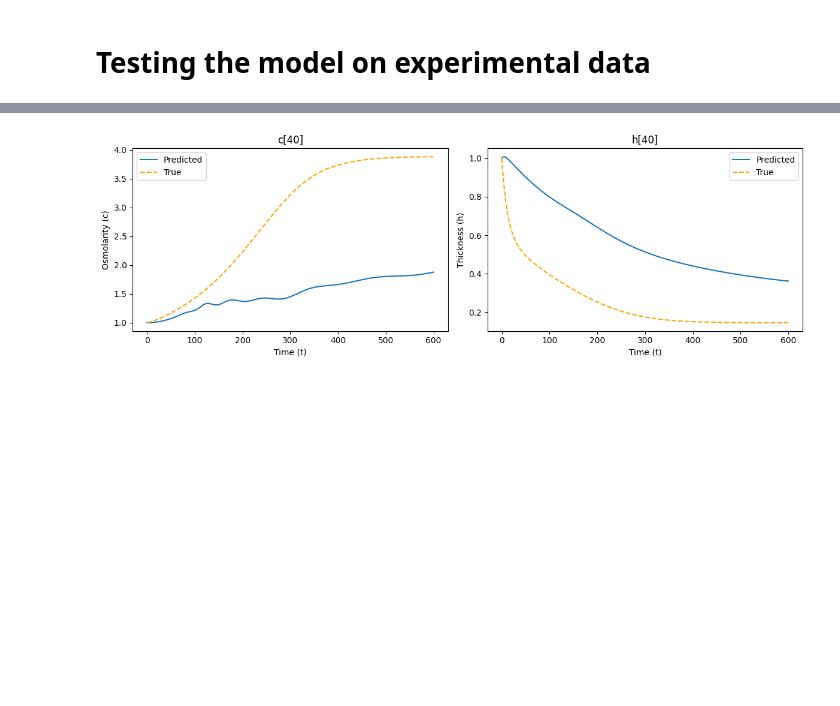
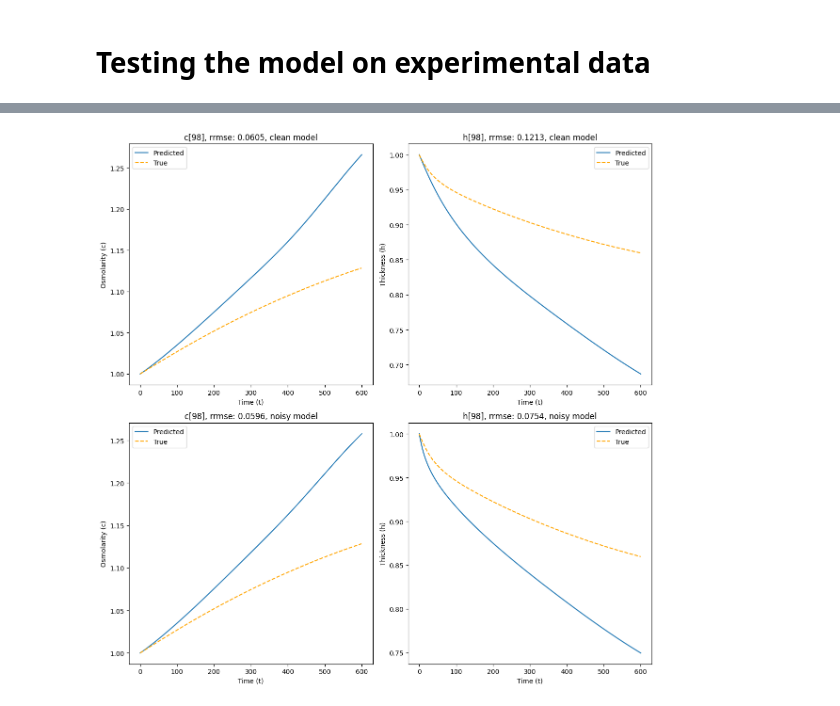
Before and after one commit to tobydriscoll/sciml-tearfilms, a Jupyter notebook: notebooks/FNN_pca3.ipynb, the cells around one changed output, grey strips where cells are left out. Cells and saved outputs as stored; diff of their text form; code cells hidden in the pictures; blank space fills up the shorter version.

```diff
--- a/notebooks/FNN_pca3.ipynb
+++ b/notebooks/FNN_pca3.ipynb
@@ -171,0 +489,5 @@ Compiling model...
+# %%
+model_c_noisy.compile("adam", lr=0.001, loss="mse", metrics=["l2 relative error"])
+path = 'C:/Users/arnab/OneDrive/Desktop/Study material/summer 24/Research/New equations/models/fnn_pca_c/model_c_fnn_pca2_noisy-1000.ckpt'
+model_c_noisy.restore(path)
+# losshistory_c_noisy, train_state_c_noisy = model_c_noisy.train(iterations=1000, display_every=100)
@@ -713,0 +595,8 @@ Predicted PCA coefficients for h: [[ 1.4015469e+01 -2.4090908e+00  1.0902095e+00
+# %%
+model_h_clean = dde.Model(data_h_clean, net_h_clean)
+model_h_noisy = dde.Model(data_h_noisy, net_h_noisy)
+# %%
+model_h_clean.compile("adam", lr=0.001, loss='mse', metrics=["l2 relative error"])
+# path = 'C:/Users/arnab/OneDrive/Desktop/Study material/summer 24/Research/New equations/models/fnn_pca_h/model_h_fnn_pca2_clean-1000.ckpt'
+# model_h_clean.restore(path)
+losshistory_h_clean, train_state_h_clean = model_h_clean.train(iterations=1000, display_every=100)
@@ -713,0 +621,5 @@ Predicted PCA coefficients for h: [[ 1.4015469e+01 -2.4090908e+00  1.0902095e+00
+# %%
+model_h_noisy.compile("adam", lr=0.001, loss='mse', metrics=["l2 relative error"])
+# path = 'C:/Users/arnab/OneDrive/Desktop/Study material/summer 24/Research/New equations/models/fnn_pca_h/model_h_fnn_pca2_noisy-1000.ckpt'
+# model_h_noisy.restore(path)
+losshistory_h_noisy, train_state_h_noisy = model_h_noisy.train(iterations=1000, display_every=100)
@@ -871,37 +1386,63 @@ Global RMSE for model_h: 0.09102406426102277
 # %%
-n = np.random.choice(len(X_test_expr))  # Randomly select an index for testing
-true_pca_c = y_test_c_calculated_pca[n]
-pred_pca_c = model_c.predict(X_test_calculated_pca[n].reshape(1, -1))
-pred_c = pca_c.inverse_transform(pred_pca_c)
+n = np.random.choice(len(X_test_calculated_pca_clean))  # Randomly select an index for testing
+true_pca_c = y_test_c_calculated_pca[n,:-3]
+pred_pca_c_clean = model_c_clean.predict(X_test_calculated_pca_clean[n].reshape(1, -1))
+pred_c_clean = pca_c.inverse_transform(pred_pca_c_clean)
 
-true_pca_h = y_test_h_calculated_pca[n]
-pred_pca_h = model_h.predict(X_test_calculated_pca[n].reshape(1, -1))
-pred_h = pca_h.inverse_transform(pred_pca_h)
+pred_pca_c_noisy = model_c_noisy.predict(X_test_calculated_pca_noisy[n].reshape(1, -1))
+pred_c_noisy = pca_c.inverse_transform(pred_pca_c_noisy)
 
-fig, axs = plt.subplots(1, 2, figsize=(12, 4))  # 1 row, 2 columns
+true_pca_h = data_h_test_pca[n]
+pred_pca_h_clean = model_h_clean.predict(X_test_calculated_pca_clean[n].reshape(1, -1))
+pred_h_clean = pca_h.inverse_transform(pred_pca_h_clean)
+
+pred_pca_h_noisy = model_h_noisy.predict(X_test_calculated_pca_noisy[n].reshape(1, -1))
+pred_h_noisy = pca_h.inverse_transform(pred_pca_h_noisy)
+
+fig, axs = plt.subplots(2, 2, figsize=(12, 12))  # 3 row, 2 columns
 
 # Plot data_c[n]
-axs[0].plot(pred_c.T)
-axs[0].plot(data_c_test[n], linestyle='--', color='orange')  # True data for comparison
-axs[0].set_title('c[{}]'.format(n))
-axs[0].set_xlabel('Time (t)')
-axs[0].set_ylabel('Osmolarity (c)')
-axs[0].legend(['Predicted', 'True'])
+axs[0,0].plot(pred_c_clean.T)
+axs[0,0].plot(y_test_c_calculated[n], linestyle='--', color='orange')  # True data for comparison
+axs[0,0].set_title(f'c[{n}], rrmse: {rrmse_c_calculated_clean[n]:.4f}, clean model')
+axs[0,0].set_xlabel('Time (t)')
+axs[0,0].set_ylabel('Osmolarity (c)')
+axs[0,0].legend(['Predicted', 'True'])
 
 # Plot data_h[n]
-axs[1].plot(pred_h.T)
-axs[1].plot(data_h_test[n], linestyle='--', color='orange')  # True data for comparison
-axs[1].set_title('h[{}]'.format(n))
-axs[1].set_xlabel('Time (t)')
-axs[1].set_ylabel('Thickness (h)')
-axs[1].legend(['Predicted', 'True'])
+axs[0,1].plot(pred_h_clean.T)
+axs[0,1].plot(y_test_h_calculated[n], linestyle='--', color='orange')  # True data for comparison
+axs[0,1].set_title(f'h[{n}], rrmse: {rrmse_h_calculated_clean[n]:.4f}, clean model')
+axs[0,1].set_xlabel('Time (t)')
+axs[0,1].set_ylabel('Thickness (h)')
+axs[0,1].legend(['Predicted', 'True'])
+
+
+# Plot data_c[n]
+
+axs[1,0].plot(pred_c_noisy.T)
+axs[1,0].plot(y_test_c_calculated[n], linestyle='--', color='orange')  # True data for comparison
+axs[1,0].set_title(f'c[{n}], rrmse: {rrmse_c_calculated_noisy[n]:.4f}, noisy model')
+axs[1,0].set_xlabel('Time (t)')
+axs[1,0].set_ylabel('Osmolarity (c)')
+axs[1,0].legend(['Predicted', 'True'])
+
+# Plot data_h[n]
+axs[1,1].plot(pred_h_noisy.T)
+axs[1,1].plot(y_test_h_calculated[n], linestyle='--', color='orange')  # True data for comparison
+axs[1,1].set_title(f'h[{n}], rrmse: {rrmse_h_calculated_noisy[n]:.4f}, noisy model')
+axs[1,1].set_xlabel('Time (t)')
+axs[1,1].set_ylabel('Thickness (h)')
+axs[1,1].legend(['Predicted', 'True'])
 
 plt.tight_layout()
 plt.show()
 
-print("True PCA coefficients for c:", true_pca_c)
-print("Predicted PCA coefficients for c:", pred_pca_c)
-print("True PCA coefficients for h:", true_pca_h)
-print("Predicted PCA coefficients for h:", pred_pca_h)
+print(f"True PCA c: {true_pca_c}")
+print(f"Predicted PCA c (clean): {pred_pca_c_clean}")
+print(f"Predicted PCA c (noisy): {pred_pca_c_noisy}")
+print(f"True PCA h: {true_pca_h}")
+print(f"Predicted PCA h (clean): {pred_pca_h_clean}")
+print(f"Predicted PCA h (noisy): {pred_pca_h_noisy}")
 # %% [output]
-[figure, old version]
+[figure, new version]
```
Also changed, not shown: parts of 120 cells of this notebook, 2 other files.
